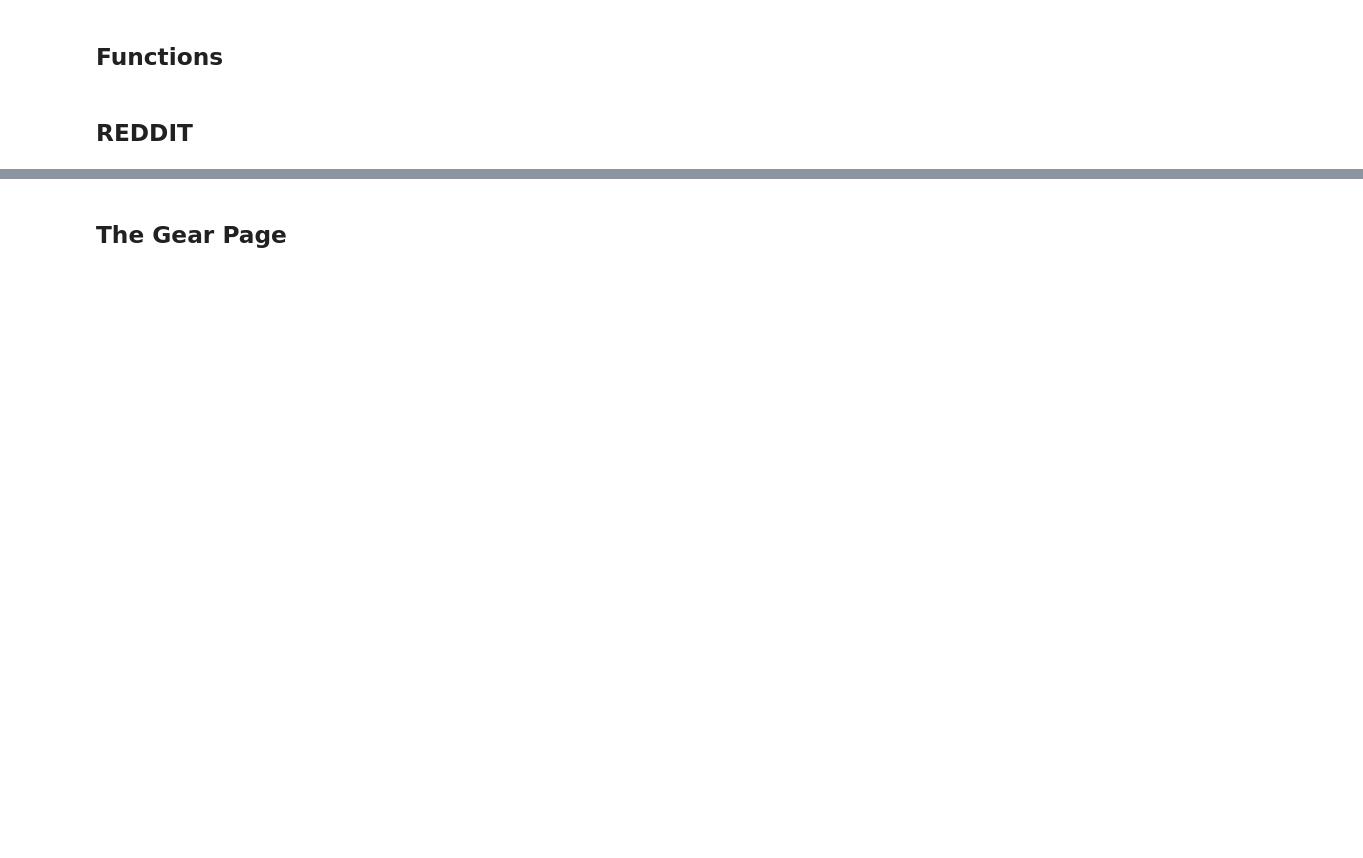
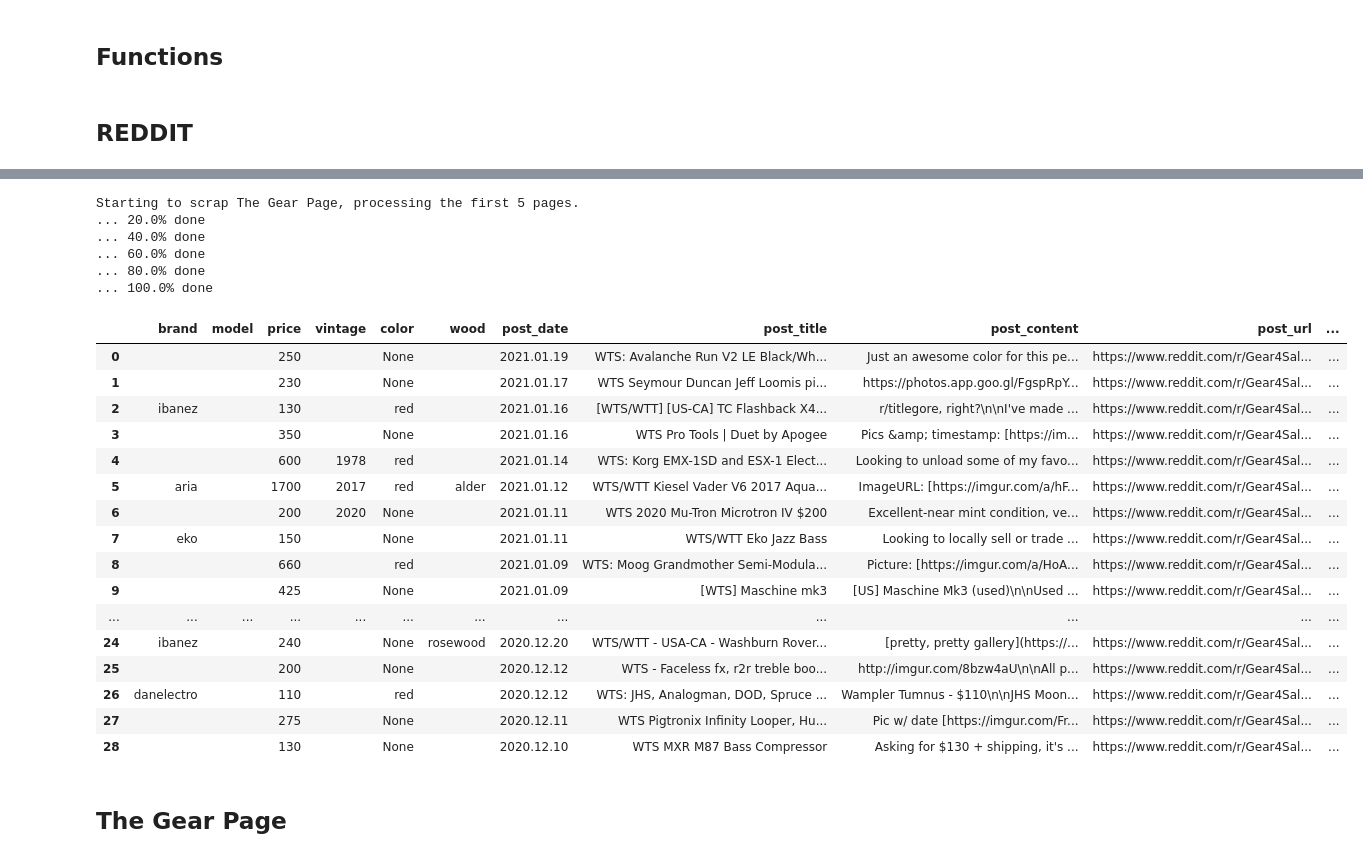
Before and after one commit to IlluvatarEru/niche, a Jupyter notebook: guitar/GuitarScrapper.ipynb, the cells around one changed output, grey strips where cells are left out. Drawn from its saved outputs; the diff is of its cells as text; code cells hidden in the pictures; blank space fills up the shorter version.

Commit message:
Harmonize scrapping and persist to kdb

```diff
--- a/guitar/GuitarScrapper.ipynb
+++ b/guitar/GuitarScrapper.ipynb
@@ -231,2 +402,65 @@ df_reddit
+# %%
+df_reddit=pd.DataFrame(columns=["brand","model","price","vintage","color","wood","post_date","post_title","post_content","post_url"])
+k=0
+n_pages = 5
+
+print("Starting to scrap The Gear Page, processing the first "+str(n_pages)+" pages.")
+after = ""
+for page_number in [i+1 for i in range(n_pages)]:
+    url = 'https://www.reddit.com/r/Gear4Sale/.json'
+
+    if after!="":
+        url += '?&after='+after
+
+    r = requests.get(
+        url,
+        headers={'user-agent': 'Mozilla/5.0'})
+
+    data = r.json()['data']
+    all_posts =data['children']
+    after = data["after"]
+
+    for post in all_posts:
+        title = post["data"]["title"]
+        if any(ext in title for ext in ["sell", "wts","Sell","WTS"]):
+            title = post["data"]["title"]
+            content = post["data"]["selftext"]
+            url = post["data"]["url"]
+            post_date = datetime.datetime.fromtimestamp(float(post["data"]["created"])).strftime("%Y.%m.%d")
+            # create a new pd.Df row and insert it if not only there
+            new_row = find_relevant_information(content,title,url,post_date)
+            if new_row!=[] and not ((df_reddit['post_title'] == title) & (df_reddit['post_content'] == content)).any():
+                df_reddit.loc[k]=new_row
+                k+=1
+    r.close()
+    print("... "+str(round(page_number/n_pages*100,2))+"% done")
+
+df_reddit["website"]="Reddit"
+df_reddit.to_csv(path+datetime.datetime.now().strftime("%Y_%m_%d")+"_reddit.csv",index=False)
+df_reddit
+# %% [output]
+Starting to scrap The Gear Page, processing the first 5 pages.
+... 20.0% done
+... 40.0% done
+... 60.0% done
+... 80.0% done
+... 100.0% done
+|  | brand | model | price | vintage | color | wood | post_date | post_title | post_content | post_url | ... |
+| 0 |  |  | 250 |  | None |  | 2021.01.19 | WTS: Avalanche Run V2 LE Black/Wh... | Just an awesome color for this pe... | https://www.reddit.com/r/Gear4Sal... | ... |
+| 1 |  |  | 230 |  | None |  | 2021.01.17 | WTS Seymour Duncan Jeff Loomis pi... | https://photos.app.goo.gl/FgspRpY... | https://www.reddit.com/r/Gear4Sal... | ... |
+| 2 | ibanez |  | 130 |  | red |  | 2021.01.16 | [WTS/WTT] [US-CA] TC Flashback X4... | r/titlegore, right?\n\nI've made ... | https://www.reddit.com/r/Gear4Sal... | ... |
+| 3 |  |  | 350 |  | None |  | 2021.01.16 | WTS Pro Tools | Duet by Apogee | Pics &amp; timestamp: [https://im... | https://www.reddit.com/r/Gear4Sal... | ... |
+| 4 |  |  | 600 | 1978 | red |  | 2021.01.14 | WTS: Korg EMX-1SD and ESX-1 Elect... | Looking to unload some of my favo... | https://www.reddit.com/r/Gear4Sal... | ... |
+| 5 | aria |  | 1700 | 2017 | red | alder | 2021.01.12 | WTS/WTT Kiesel Vader V6 2017 Aqua... | ImageURL: [https://imgur.com/a/hF... | https://www.reddit.com/r/Gear4Sal... | ... |
+| 6 |  |  | 200 | 2020 | None |  | 2021.01.11 | WTS 2020 Mu-Tron Microtron IV $200 | Excellent-near mint condition, ve... | https://www.reddit.com/r/Gear4Sal... | ... |
+| 7 | eko |  | 150 |  | None |  | 2021.01.11 | WTS/WTT Eko Jazz Bass | Looking to locally sell or trade ... | https://www.reddit.com/r/Gear4Sal... | ... |
+| 8 |  |  | 660 |  | red |  | 2021.01.09 | WTS: Moog Grandmother Semi-Modula... | Picture: [https://imgur.com/a/HoA... | https://www.reddit.com/r/Gear4Sal... | ... |
+| 9 |  |  | 425 |  | None |  | 2021.01.09 | [WTS] Maschine mk3 | [US] Maschine Mk3 (used)\n\nUsed ... | https://www.reddit.com/r/Gear4Sal... | ... |
+| ... | ... | ... | ... | ... | ... | ... | ... | ... | ... | ... | ... |
+| 24 | ibanez |  | 240 |  | None | rosewood | 2020.12.20 | WTS/WTT - USA-CA - Washburn Rover... | [pretty, pretty gallery](https://... | https://www.reddit.com/r/Gear4Sal... | ... |
+| 25 |  |  | 200 |  | None |  | 2020.12.12 | WTS - Faceless fx, r2r treble boo... | http://imgur.com/8bzw4aU\n\nAll p... | https://www.reddit.com/r/Gear4Sal... | ... |
+| 26 | danelectro |  | 110 |  | red |  | 2020.12.12 | WTS: JHS, Analogman, DOD, Spruce ... | Wampler Tumnus - $110\n\nJHS Moon... | https://www.reddit.com/r/Gear4Sal... | ... |
+| 27 |  |  | 275 |  | None |  | 2020.12.11 | WTS Pigtronix Infinity Looper, Hu... | Pic w/ date [https://imgur.com/Fr... | https://www.reddit.com/r/Gear4Sal... | ... |
+| 28 |  |  | 130 |  | None |  | 2020.12.10 | WTS MXR M87 Bass Compressor | Asking for $130 + shipping, it's ... | https://www.reddit.com/r/Gear4Sal... | ... |
 # %% [markdown]
 ## The Gear Page
```
Also changed, not shown: parts of 19 cells of this notebook.
